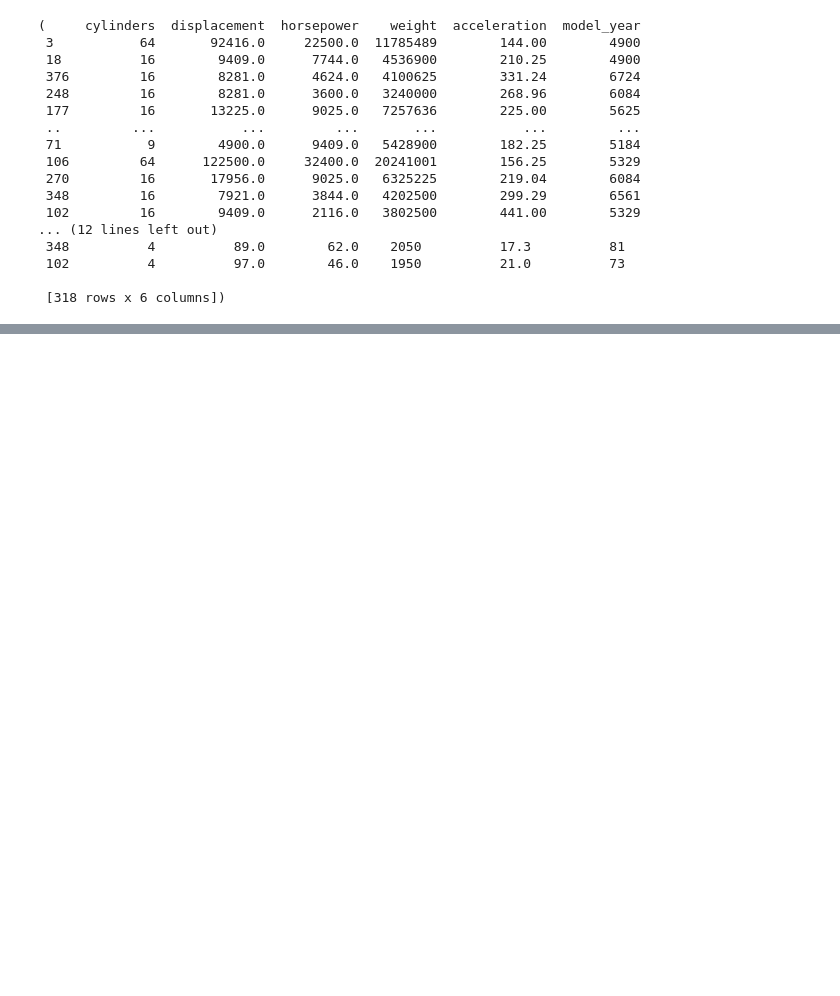
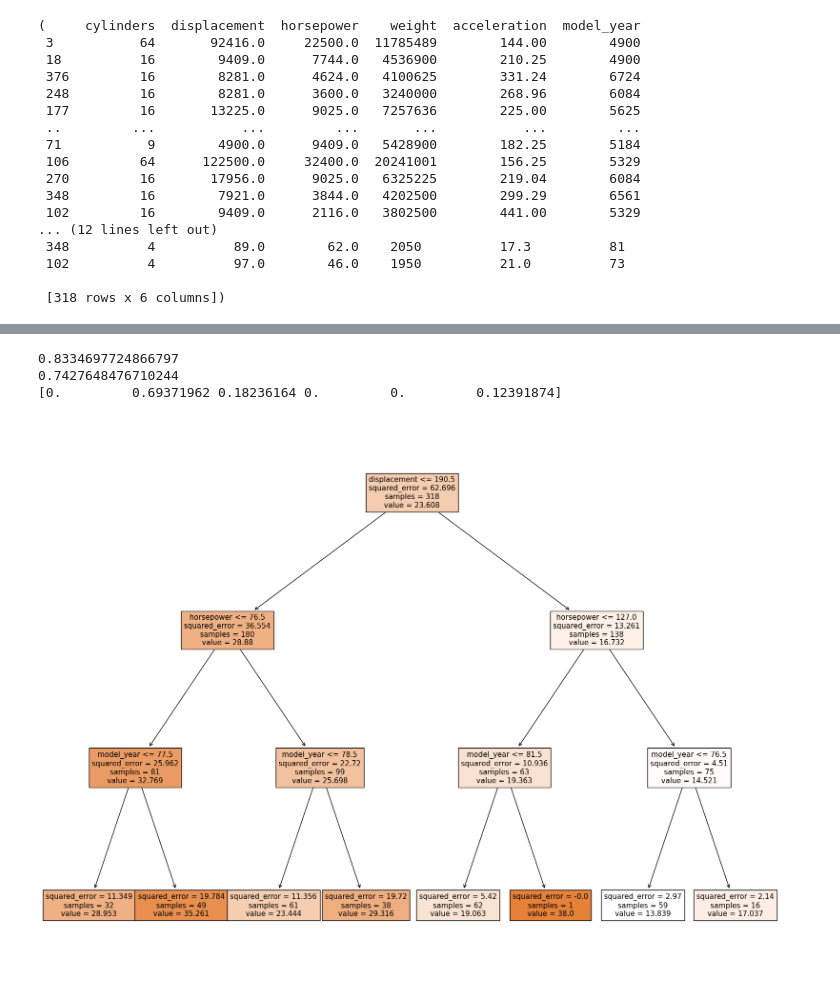
Before and after one commit to Worldofgentleken/ds_study, a Jupyter notebook: source_code/ML_mpg_Decision_tree.ipynb, the cells around one changed output, grey strips where cells are left out. Drawn from its saved outputs; the diff is of its cells as text; code cells hidden in the pictures; blank space fills up the shorter version.

```diff
--- a/source_code/ML_mpg_Decision_tree.ipynb
+++ b/source_code/ML_mpg_Decision_tree.ipynb
@@ -215,0 +306,22 @@ ValueError: Unknown label type: continuous. Maybe you are trying to fit a classi
+# %%
+dt = DecisionTreeRegressor(max_depth=3, random_state=42)
+dt.fit(X_train, y_train)
+
+print(dt.score(X_train, y_train))
+print(dt.score(X_test, y_test))
+#print(dt.feature_names_in_)
+print(dt.feature_importances_)
+
+# 그래프로 확인
+import matplotlib.pyplot as plt
+from sklearn.tree import plot_tree
+
+plt.figure(figsize=(20, 15))
+plot_tree(dt, filled=True,
+          feature_names= ['cylinders', 'displacement', 'horsepower', 'weight', 'acceleration', 'model_year'])
+plt.show()
+# %% [output]
+0.8334697724866797
+0.7427648476710244
+[0.         0.69371962 0.18236164 0.         0.         0.12391874]
+[figure, added]
```
Also changed, not shown: parts of 28 cells of this notebook, 1 other file.
